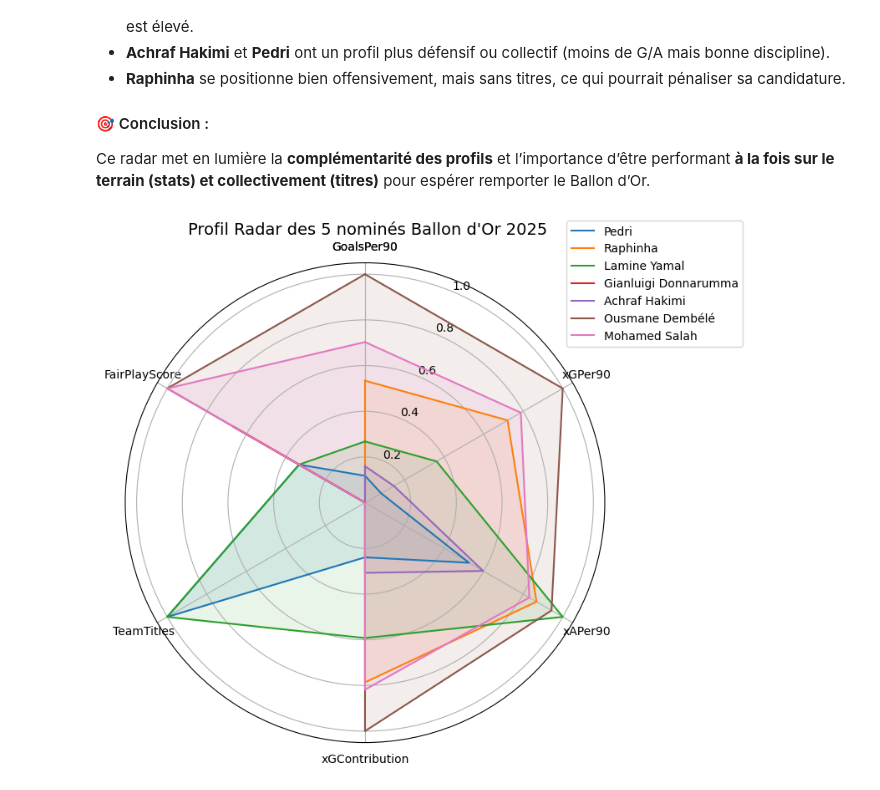
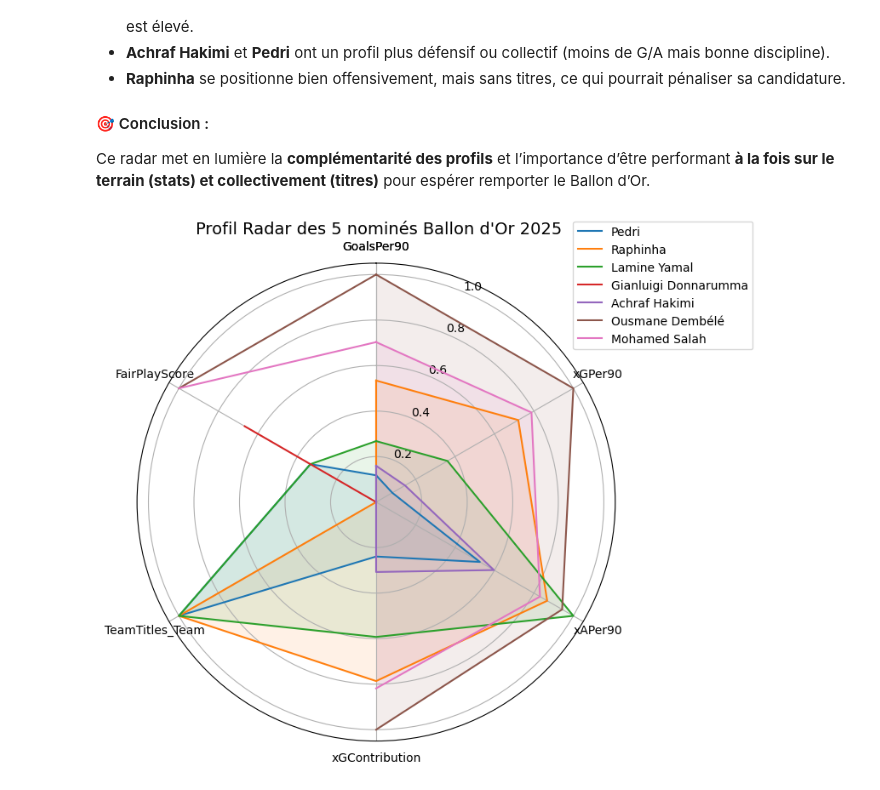
Before and after one commit to LamiaeAndof/Analyse-Football-Web, a Jupyter notebook: 03_prediction/predict_ballondor.ipynb, the cells around one changed output. Saved outputs shown, nothing was run; the diff lists cells and outputs as text; code cells hidden in the pictures.

```diff
--- a/03_prediction/predict_ballondor.ipynb
+++ b/03_prediction/predict_ballondor.ipynb
@@ -58,7 +63,7 @@ Requirement already satisfied: six>=1.5 in c:\programdata\anaconda3\lib\site-pac
 [notice] A new release of pip is available: 25.1 -> 25.1.1
 [notice] To update, run: python.exe -m pip install --upgrade pip
 # %%
-df = pd.read_csv("../data/ballondor_dataset.csv", sep=';')
+df = pd.read_csv("../data/ballondor_dataset_ready.csv", sep=';')
 # %%
 # Supprimer les colonnes inutiles (suffixes .1, colonnes vides, etc.)
 df = df.loc[:, ~df.columns.str.contains(r'\.1$|Unnamed')]
@@ -207,38 +212,38 @@ import numpy as np
 players = ["Ousmane Dembélé", "Lamine Yamal", "Pedri", "Achraf Hakimi", "Raphinha", "Lautaro Martínez", "Mohamed Salah", "Gianluigi Donnarumma"]
 
 # 📊 Variables clés
-metrics = ["GoalsPer90", "xGPer90", "xAPer90", "xGContribution", "TeamTitles", "FairPlayScore"]
+metrics = ["GoalsPer90", "xGPer90", "xAPer90", "xGContribution", "TeamTitles_Team", "FairPlayScore"]
 
 # 🔎 Préparation
 df_radar = df[df["Player"].isin(players)][["Player"] + metrics].set_index("Player")
 df_radar_norm = (df_radar - df_radar.min()) / (df_radar.max() - df_radar.min())
 
 # ⚙️ Configuration du radar chart
 labels = metrics
 num_vars = len(labels)
 angles = np.linspace(0, 2 * np.pi, num_vars, endpoint=False).tolist()
 angles += angles[:1]  # 👈 Ajouter l'angle manquant pour fermer le cercle
 labels += labels[:1]  # 👈 Ajouter le label aussi pour fermeture
 
 # 🎨 Affichage
 plt.figure(figsize=(8, 8))
 ax = plt.subplot(111, polar=True)
 
 for player in df_radar_norm.index:
     values = df_radar_norm.loc[player].tolist()
     values += values[:1]  # 👈 Boucler les valeurs aussi
     ax.plot(angles, values, label=player)
     ax.fill(angles, values, alpha=0.1)
 
 ax.set_theta_offset(np.pi / 2)
 ax.set_theta_direction(-1)
 ax.set_thetagrids(np.degrees(angles), labels)
 plt.title(" Profil Radar des 5 nominés Ballon d'Or 2025", size=14)
 plt.legend(loc='upper right', bbox_to_anchor=(1.3, 1.1))
 plt.tight_layout()
 plt.show()
 # %% [output]
-[figure, old version]
+[figure, new version]
 # %% [markdown]
 ### 📊 Visualisation 3D – Analyse des favoris Ballon d'Or 2025
 
```
Also changed, not shown: parts of 32 cells of this notebook, 5 other files.
